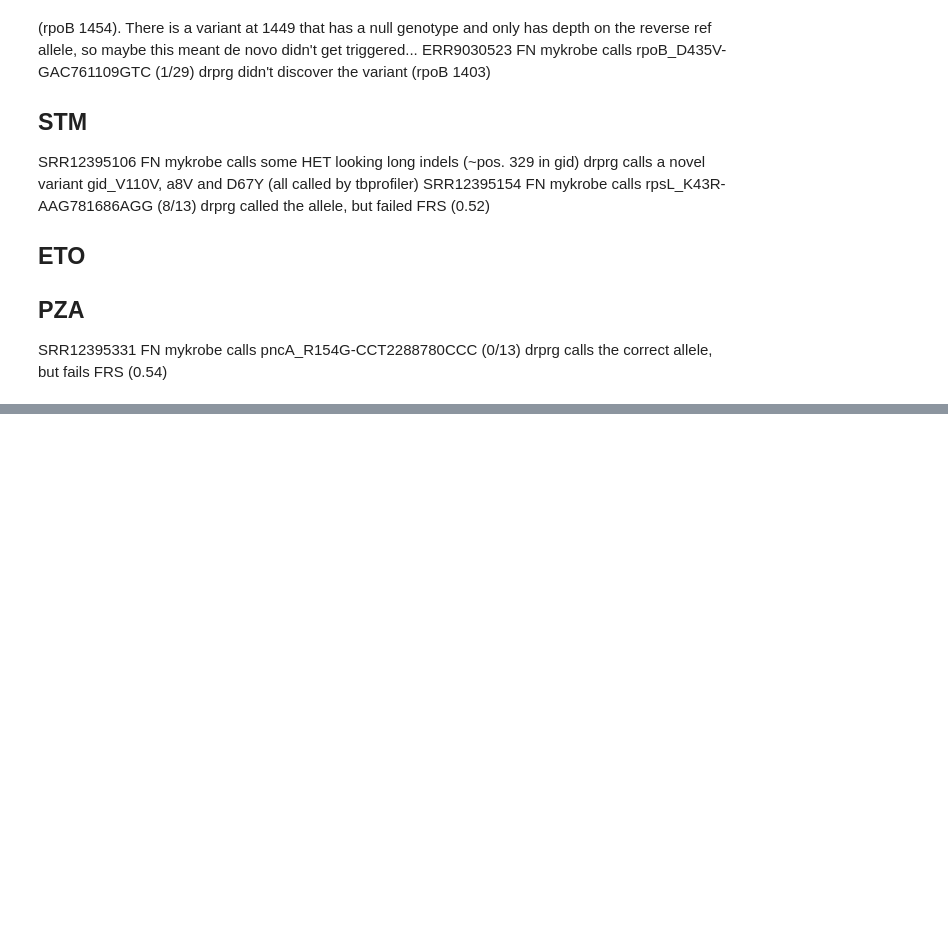
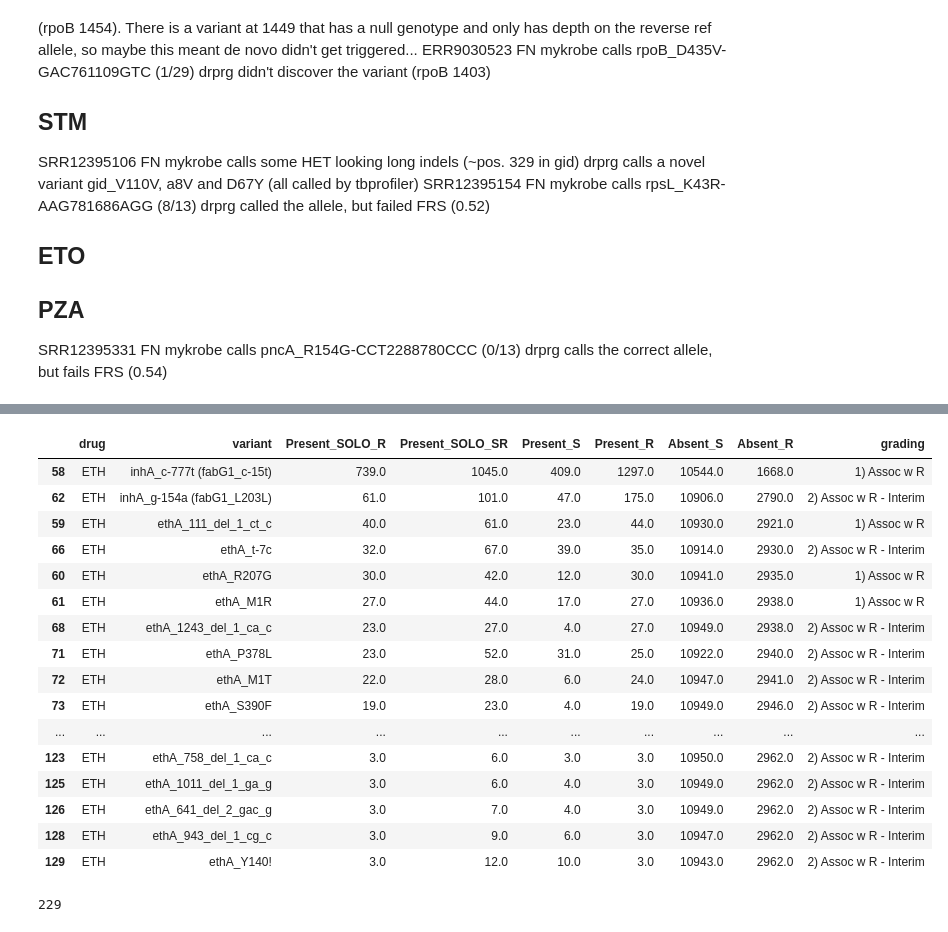
Before and after one commit to mbhall88/drprg, a Jupyter notebook: paper/workflow/notebook/improve_sn_and_sp.ipynb, the cells around one changed output, grey strips where cells are left out. Saved outputs shown, nothing was run; the diff lists cells and outputs as text; code cells hidden in the pictures; blank space fills up the shorter version.

```diff
--- a/paper/workflow/notebook/improve_sn_and_sp.ipynb
+++ b/paper/workflow/notebook/improve_sn_and_sp.ipynb
@@ -143,0 +119,25 @@ with pd.option_context('display.max_rows', None, 'display.max_columns', None, 'd
+# %%
+with pd.option_context('display.max_rows', None, 'display.max_columns', None, 'display.precision', 3,):
+    display(common_df.query("drug=='ETH'"))
+# %% [output]
+|  | drug | variant | Present_SOLO_R | Present_SOLO_SR | Present_S | Present_R | Absent_S | Absent_R | grading |
+| 58 | ETH | inhA_c-777t (fabG1_c-15t) | 739.0 | 1045.0 | 409.0 | 1297.0 | 10544.0 | 1668.0 | 1) Assoc w R |
+| 62 | ETH | inhA_g-154a (fabG1_L203L) | 61.0 | 101.0 | 47.0 | 175.0 | 10906.0 | 2790.0 | 2) Assoc w R - Interim |
+| 59 | ETH | ethA_111_del_1_ct_c | 40.0 | 61.0 | 23.0 | 44.0 | 10930.0 | 2921.0 | 1) Assoc w R |
+| 66 | ETH | ethA_t-7c | 32.0 | 67.0 | 39.0 | 35.0 | 10914.0 | 2930.0 | 2) Assoc w R - Interim |
+| 60 | ETH | ethA_R207G | 30.0 | 42.0 | 12.0 | 30.0 | 10941.0 | 2935.0 | 1) Assoc w R |
+| 61 | ETH | ethA_M1R | 27.0 | 44.0 | 17.0 | 27.0 | 10936.0 | 2938.0 | 1) Assoc w R |
+| 68 | ETH | ethA_1243_del_1_ca_c | 23.0 | 27.0 | 4.0 | 27.0 | 10949.0 | 2938.0 | 2) Assoc w R - Interim |
+| 71 | ETH | ethA_P378L | 23.0 | 52.0 | 31.0 | 25.0 | 10922.0 | 2940.0 | 2) Assoc w R - Interim |
+| 72 | ETH | ethA_M1T | 22.0 | 28.0 | 6.0 | 24.0 | 10947.0 | 2941.0 | 2) Assoc w R - Interim |
+| 73 | ETH | ethA_S390F | 19.0 | 23.0 | 4.0 | 19.0 | 10949.0 | 2946.0 | 2) Assoc w R - Interim |
+| ... | ... | ... | ... | ... | ... | ... | ... | ... | ... |
+| 123 | ETH | ethA_758_del_1_ca_c | 3.0 | 6.0 | 3.0 | 3.0 | 10950.0 | 2962.0 | 2) Assoc w R - Interim |
+| 125 | ETH | ethA_1011_del_1_ga_g | 3.0 | 6.0 | 4.0 | 3.0 | 10949.0 | 2962.0 | 2) Assoc w R - Interim |
+| 126 | ETH | ethA_641_del_2_gac_g | 3.0 | 7.0 | 4.0 | 3.0 | 10949.0 | 2962.0 | 2) Assoc w R - Interim |
+| 128 | ETH | ethA_943_del_1_cg_c | 3.0 | 9.0 | 6.0 | 3.0 | 10947.0 | 2962.0 | 2) Assoc w R - Interim |
+| 129 | ETH | ethA_Y140! | 3.0 | 12.0 | 10.0 | 3.0 | 10943.0 | 2962.0 | 2) Assoc w R - Interim |
+# %%
+43*3+100
+# %% [output]
+229
```
Also changed, not shown: parts of 23 cells of this notebook, 1 other file.
